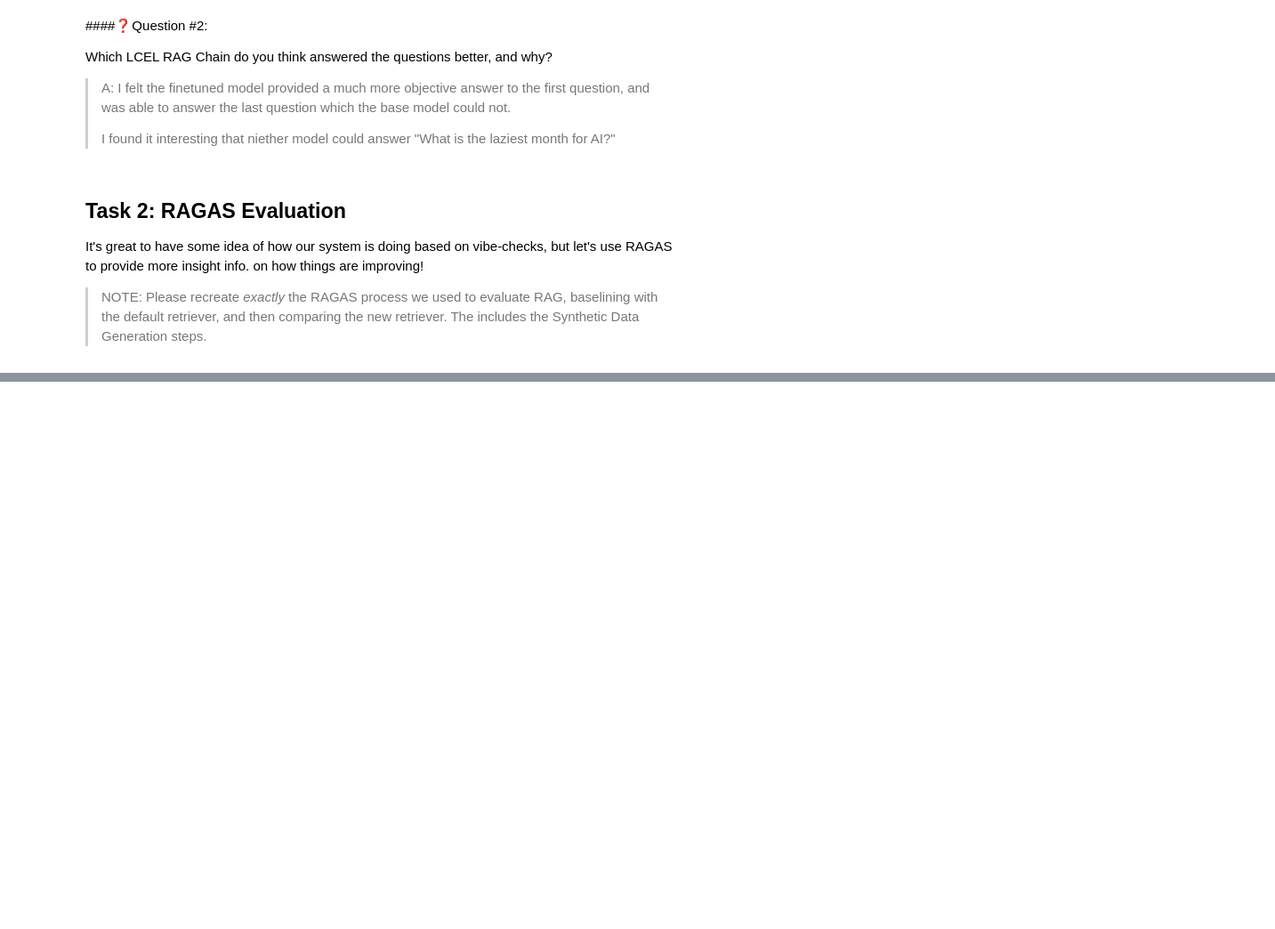
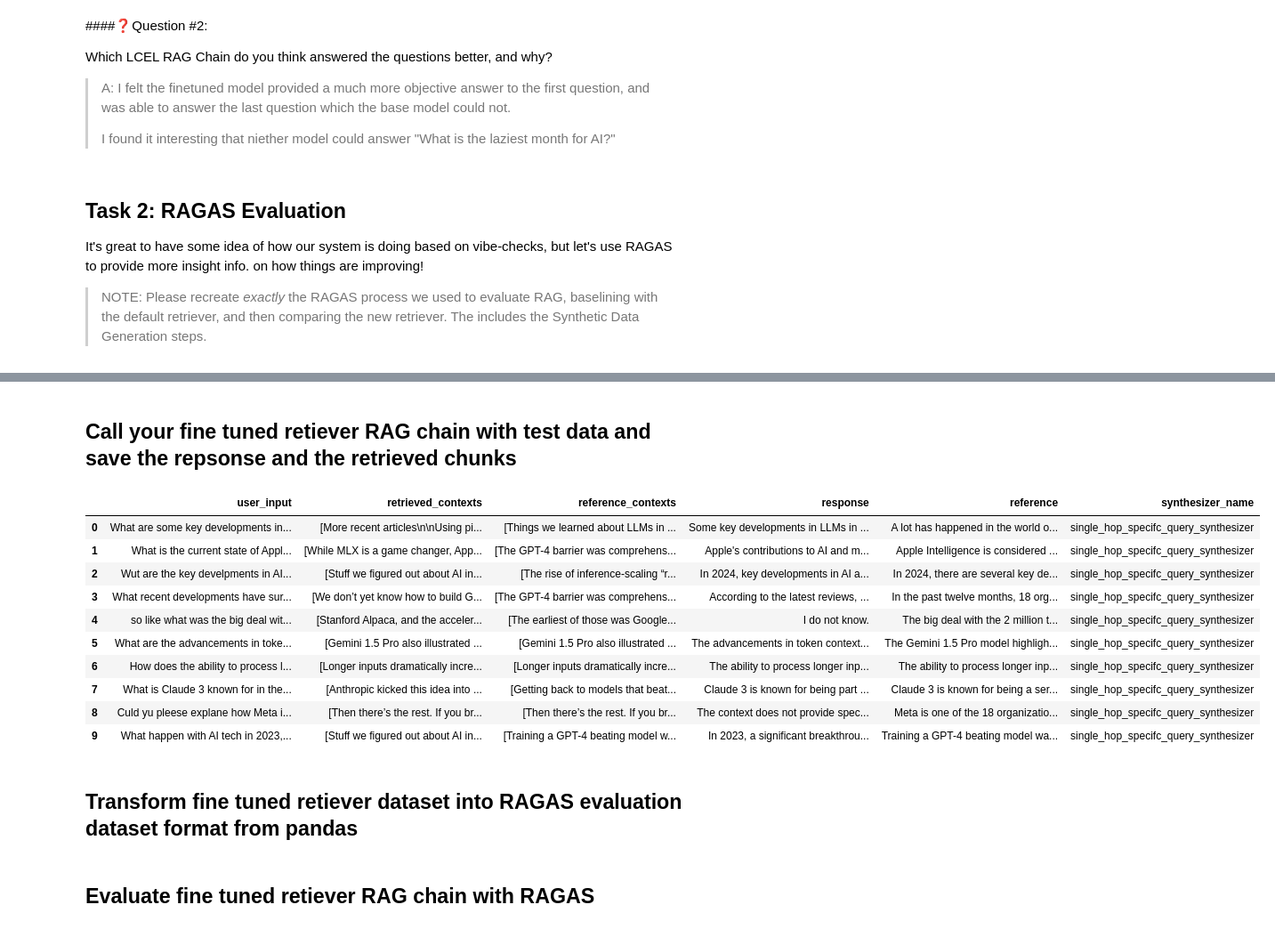
Before and after one commit to thomfoolery/AIE5, a Jupyter notebook: Fine_tuning_Embedding_Models_for_RAG_Solution_Notebook.ipynb, the cells around one changed output, grey strips where cells are left out. Shown: that part at 89% size. Cells and saved outputs as stored; diff of their text form; code cells hidden in the pictures; blank space fills up the shorter version.

```diff
--- a/Fine_tuning_Embedding_Models_for_RAG_Solution_Notebook.ipynb
+++ b/Fine_tuning_Embedding_Models_for_RAG_Solution_Notebook.ipynb
@@ -729,0 +873,2 @@ It's great to have some idea of how our system is doing based on vibe-checks, bu
+# %% [markdown]
+## Call your fine tuned retiever RAG chain with test data and save the repsonse and the retrieved chunks
@@ -729,0 +880,16 @@ It's great to have some idea of how our system is doing based on vibe-checks, bu
+# %%
+dataset.to_pandas()
+# %% [output]
+|  | user_input | retrieved_contexts | reference_contexts | response | reference | synthesizer_name |
+| 0 | What are some key developments in... | [More recent articles\n\nUsing pi... | [Things we learned about LLMs in ... | Some key developments in LLMs in ... | A lot has happened in the world o... | single_hop_specifc_query_synthesizer |
+| 1 | What is the current state of Appl... | [While MLX is a game changer, App... | [The GPT-4 barrier was comprehens... | Apple's contributions to AI and m... | Apple Intelligence is considered ... | single_hop_specifc_query_synthesizer |
+| 2 | Wut are the key develpments in AI... | [Stuff we figured out about AI in... | [The rise of inference-scaling “r... | In 2024, key developments in AI a... | In 2024, there are several key de... | single_hop_specifc_query_synthesizer |
+| 3 | What recent developments have sur... | [We don’t yet know how to build G... | [The GPT-4 barrier was comprehens... | According to the latest reviews, ... | In the past twelve months, 18 org... | single_hop_specifc_query_synthesizer |
+| 4 | so like what was the big deal wit... | [Stanford Alpaca, and the acceler... | [The earliest of those was Google... | I do not know. | The big deal with the 2 million t... | single_hop_specifc_query_synthesizer |
+| 5 | What are the advancements in toke... | [Gemini 1.5 Pro also illustrated ... | [Gemini 1.5 Pro also illustrated ... | The advancements in token context... | The Gemini 1.5 Pro model highligh... | single_hop_specifc_query_synthesizer |
+| 6 | How does the ability to process l... | [Longer inputs dramatically incre... | [Longer inputs dramatically incre... | The ability to process longer inp... | The ability to process longer inp... | single_hop_specifc_query_synthesizer |
+| 7 | What is Claude 3 known for in the... | [Anthropic kicked this idea into ... | [Getting back to models that beat... | Claude 3 is known for being part ... | Claude 3 is known for being a ser... | single_hop_specifc_query_synthesizer |
+| 8 | Culd yu pleese explane how Meta i... | [Then there’s the rest. If you br... | [Then there’s the rest. If you br... | The context does not provide spec... | Meta is one of the 18 organizatio... | single_hop_specifc_query_synthesizer |
+| 9 | What happen with AI tech in 2023,... | [Stuff we figured out about AI in... | [Training a GPT-4 beating model w... | In 2023, a significant breakthrou... | Training a GPT-4 beating model wa... | single_hop_specifc_query_synthesizer |
+# %% [markdown]
+## Transform fine tuned retiever dataset into RAGAS evaluation dataset format from pandas
@@ -729,0 +900,2 @@ It's great to have some idea of how our system is doing based on vibe-checks, bu
+# %% [markdown]
+## Evaluate fine tuned retiever RAG chain with RAGAS
```
Also changed, not shown: parts of 24 cells of this notebook.
